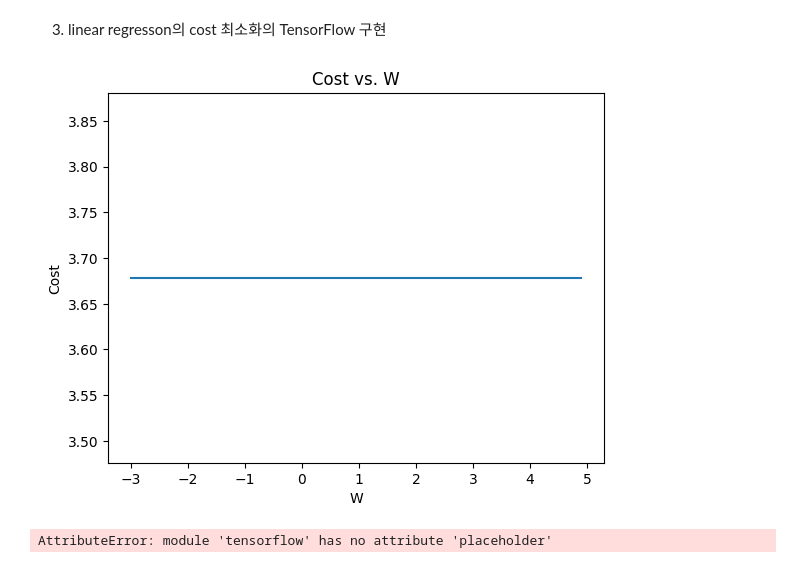
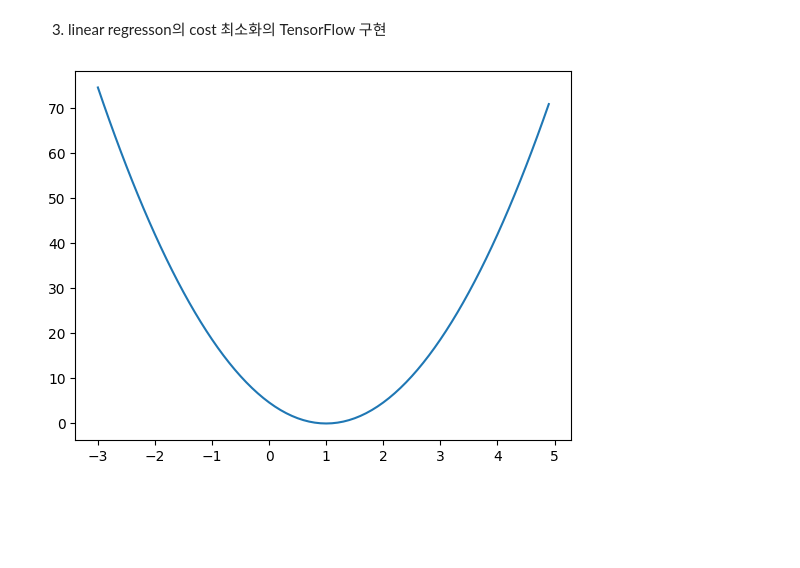
Before and after one commit to yomilimi/ML-basic, a Jupyter notebook: ML lab 01.ipynb, the cells around one changed output. Cells and saved outputs as stored; diff of their text form; code cells hidden in the pictures; blank space fills up the shorter version.

```diff
--- a/ML lab 01.ipynb
+++ b/ML lab 01.ipynb
@@ -108,58 +108,30 @@ loss가 점점 줄어들고 W=1에, b=0에 수렴함
 # %%
 import tensorflow as tf
 import matplotlib.pyplot as plt
+import numpy as np
 
-X = [1, 2, 3]
-Y = [1, 2, 3]
+X = np.array([1., 2., 3.], dtype=np.float32)
+Y = np.array([1., 2., 3.], dtype=np.float32)
 
-W = tf.Variable(tf.random.normal([1]), name='weight')
-hypothesis = X * W
+W = tf.Variable(0.)
 
-cost = tf.reduce_mean(tf.square(hypothesis - Y))
-optimizer = tf.optimizers.SGD(learning_rate=0.01)
+@tf.function
+def hypothesis(X):
+    return X * W
+
+def cost_func():
+    return tf.reduce_mean(tf.square(hypothesis(X) - Y))
 
 W_val = []
 cost_val = []
 
-for i in range(-30, 50):
-    feed_W = i * 0.1
-    W.assign([feed_W])
-    curr_cost = cost.numpy()
-    curr_W = W.numpy()[0]
-    W_val.append(curr_W)
-    cost_val.append(curr_cost)
+for i in range(-30,50):
+    W.assign(i*0.1) #W를 -3에서 5까지 움직임
+    curr_cost = cost_func()
+    W_val.append(W.numpy()) #현재 W값을 리스트에 추가
+    cost_val.append(curr_cost.numpy()) #현재 비용함수 값 리스트에 추가
 
 plt.plot(W_val, cost_val)
-plt.xlabel('W')
-plt.ylabel('Cost')
-plt.title('Cost vs. W')
 plt.show()
 # %% [output]
-[figure, old version]
+[figure, new version]
-# %%
-import tensorflow as tf
-import matplotlib.pyplot as plt
-
-X = [1, 2, 3]
-Y = [1, 2, 3]
-
-W=tf.placeholder(tf.float32)
-hypothesis = X*W
-
-cost = tf.reduce_mean(tf.square(hypothesis - Y))
-sess = tf.Session()
-
-sess.run(tf.global_variables_initializer())
-
-W_val = []
-cost_val = []
-for i in range(-30,50):
-    feed_W = i*0.1
-    curr_cost, curr_W = sess.run([cost,W], feed_dict={W: feed_w})
-    W_val.append(curr_W)
-    cost_val.append(curr_cost)
-
-plt.plot(W_val, cost_val)
-plt.show()
-# %% [output]
-AttributeError: module 'tensorflow' has no attribute 'placeholder'
```
Also changed, not shown: parts of 4 cells of this notebook.
